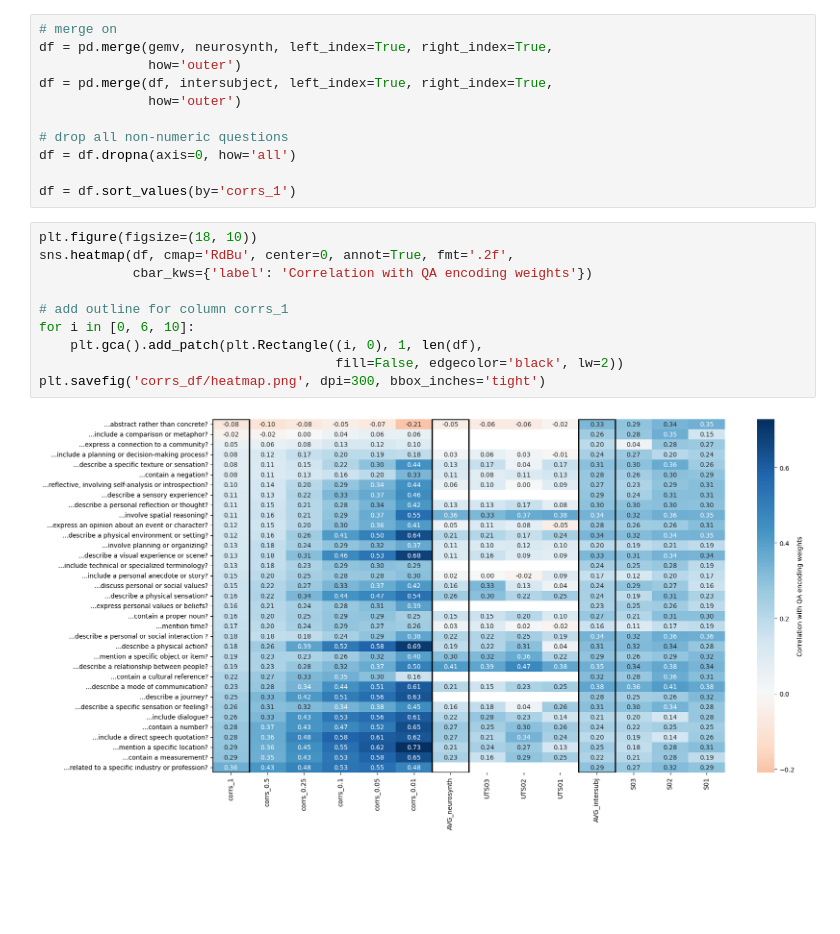
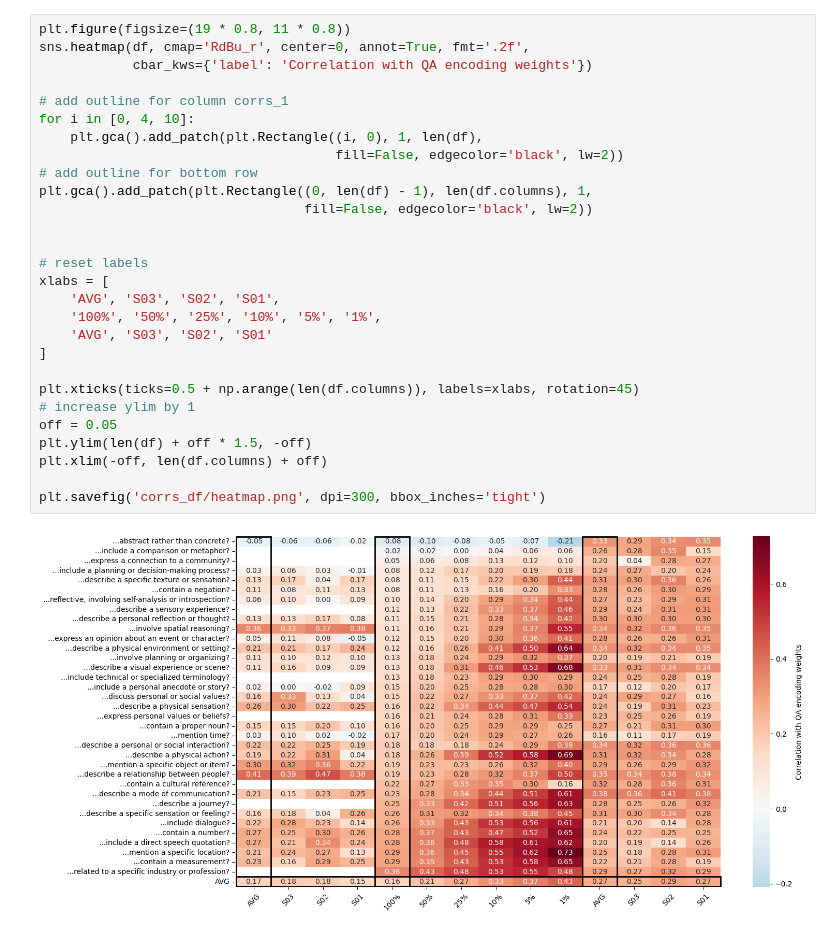
Before and after one commit to csinva/fmri, a Jupyter notebook: notebooks_gt_flatmaps/12_combined_compare.ipynb, the cells around one changed output. Drawn from its saved outputs; the diff is of its cells as text; blank space fills up the shorter version.

Commit message:
update fig2 heatmap

```diff
--- a/notebooks_gt_flatmaps/12_combined_compare.ipynb
+++ b/notebooks_gt_flatmaps/12_combined_compare.ipynb
@@ -52,23 +66,30 @@ neurosynth = neurosynth[neurosynth.columns[::-1]]
-# %%
-# merge on
-df = pd.merge(gemv, neurosynth, left_index=True, right_index=True,
-              how='outer')
-df = pd.merge(df, intersubject, left_index=True, right_index=True,
-              how='outer')
-
-# drop all non-numeric questions
-df = df.dropna(axis=0, how='all')
-
-df = df.sort_values(by='corrs_1')
 # %%
-plt.figure(figsize=(18, 10))
-sns.heatmap(df, cmap='RdBu', center=0, annot=True, fmt='.2f',
+plt.figure(figsize=(19 * 0.8, 11 * 0.8))
+sns.heatmap(df, cmap='RdBu_r', center=0, annot=True, fmt='.2f',
             cbar_kws={'label': 'Correlation with QA encoding weights'})
 
 # add outline for column corrs_1
-for i in [0, 6, 10]:
+for i in [0, 4, 10]:
     plt.gca().add_patch(plt.Rectangle((i, 0), 1, len(df),
                                       fill=False, edgecolor='black', lw=2))
+# add outline for bottom row
+plt.gca().add_patch(plt.Rectangle((0, len(df) - 1), len(df.columns), 1,
+                                  fill=False, edgecolor='black', lw=2))
+
+
+# reset labels
+xlabs = [
+    'AVG', 'S03', 'S02', 'S01',
+    '100%', '50%', '25%', '10%', '5%', '1%',
+    'AVG', 'S03', 'S02', 'S01'
+]
+
+plt.xticks(ticks=0.5 + np.arange(len(df.columns)), labels=xlabs, rotation=45)
+# increase ylim by 1
+off = 0.05
+plt.ylim(len(df) + off * 1.5, -off)
+plt.xlim(-off, len(df.columns) + off)
+
 plt.savefig('corrs_df/heatmap.png', dpi=300, bbox_inches='tight')
 # %% [output]
-[figure, old version]
+[figure, new version]
```
Also changed, not shown: parts of 2 cells of this notebook, 3 other files.
